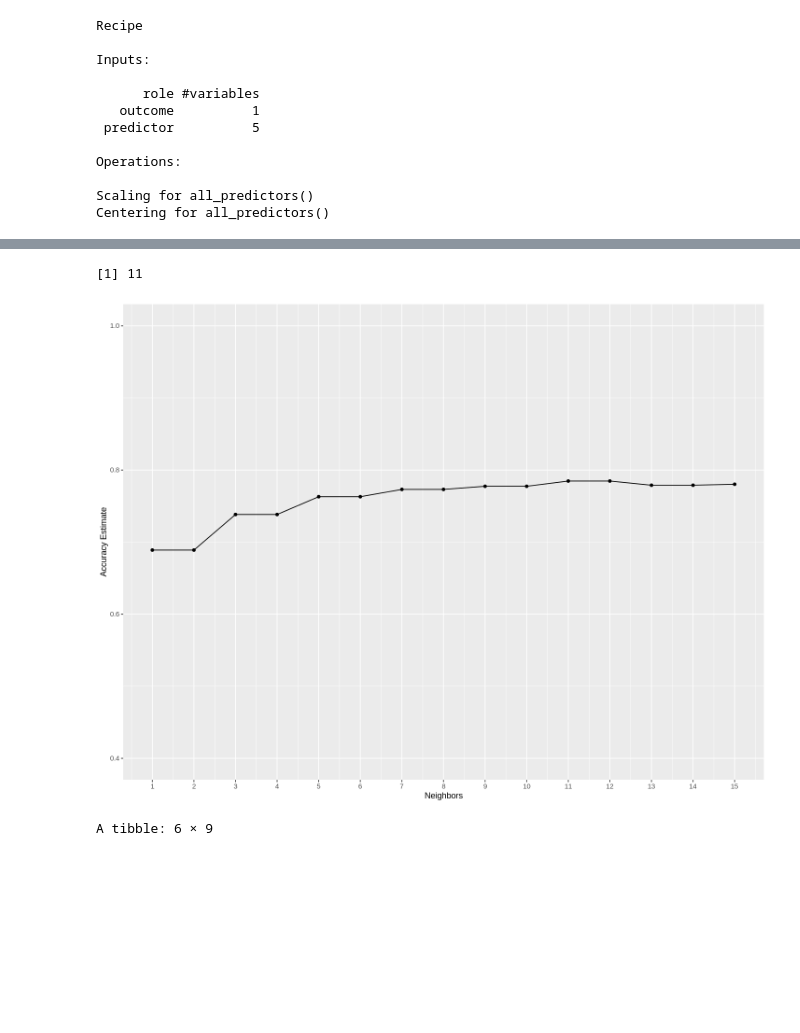
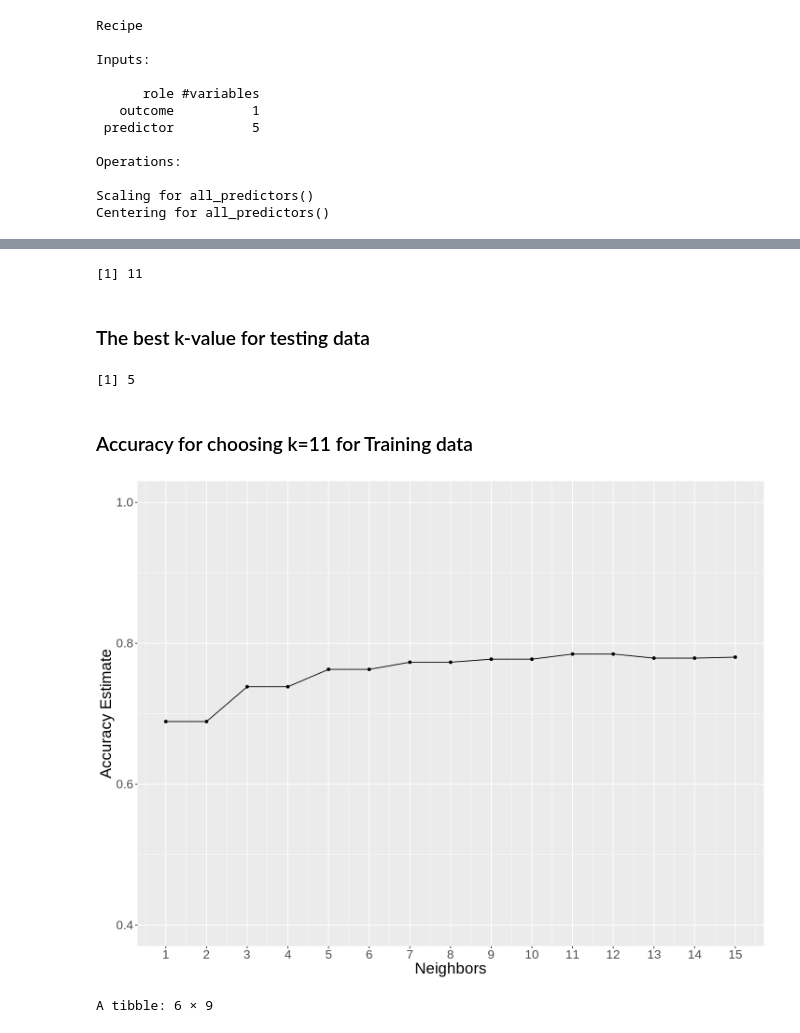
Before and after one commit to sara2815/Heart-Attack-Analysis, a Jupyter notebook: Group-43-Project.ipynb, the cells around one changed output, grey strips where cells are left out. Cells and saved outputs as stored; diff of their text form; code cells hidden in the pictures; blank space fills up the shorter version.

```diff
--- a/Group-43-Project.ipynb
+++ b/Group-43-Project.ipynb
@@ -329,6 +342,29 @@ Centering for all_predictors()
 # %%
-set.seed(1238) # DO NOT REMOVE
+set.seed(1238)
 
-heart_vfold <- vfold_cv(heart_train, v= 5, strata = heart_disease)
+heart_vfold_train <- vfold_cv(heart_train, v= 5, strata = heart_disease)
 
 k_vals <- tibble(neighbors=seq(from = 1, to = 15))
+
+knn_tune <- nearest_neighbor(weight_func = "rectangular",
+                             neighbors = tune()) |>
+                             set_engine("kknn") |>
+                             set_mode("classification")
+
+knn_results_train <- workflow() |>
+       add_recipe(heart_recipe) |>
+       add_model(knn_tune) |>
+       tune_grid(resamples = heart_vfold_train, grid = k_vals) |>
+       collect_metrics()
+
+k_value_train <- knn_results_train |>
+      select(.metric, mean,neighbors) |>
+      filter(.metric == "accuracy") |>
+      arrange(desc(mean)) |>
+      slice(1) |>
+      select(neighbors) |>
+      pull()
+
+k_value_train
+# %% [output]
+[1] 11
@@ -346,27 +371,50 @@ knn_results <- workflow() |>
-# %%
-k_value <- knn_results |>
-      select(.metric, mean,neighbors) |>
-      filter(.metric == "accuracy") |>
-      arrange(desc(mean)) |>
-      slice(1) |>
-      select(neighbors) |>
-      pull()
-k_value
-# %% [output]
-[1] 11
+# %% [markdown]
+### The best k-value for testing data ###
+# %%
+set.seed(1238)
+
+heart_vfold_test <- vfold_cv(heart_test, v= 5, strata = heart_disease)
+
+k_vals <- tibble(neighbors=seq(from = 1, to = 15))
+
+knn_tune <- nearest_neighbor(weight_func = "rectangular",
+                             neighbors = tune()) |>
+                              set_engine("kknn") |>
+                      set_mode("classification")
+
+knn_results_test <- workflow() |>
+       add_recipe(heart_recipe) |>
+       add_model(knn_tune) |>
+       tune_grid(resamples = heart_vfold_test, grid = k_vals) |>
+       collect_metrics()
+
+k_value_test <- knn_results_test |>
+      select(.metric, mean,neighbors) |>
+      filter(.metric == "accuracy") |>
+      arrange(desc(mean)) |>
+      slice(1) |>
+      select(neighbors) |>
+      pull()
+
+k_value_test
+# %% [output]
+[1] 5
+# %% [markdown]
+### Accuracy for choosing k=11 for Training data ###
 # %%
-accuracies <- knn_results |>
+accuracies <- knn_results_train |>
        filter(.metric == "accuracy")
 
 accuracy_versus_k <- ggplot(accuracies, aes(x = neighbors, y = mean))+
        geom_point() +
        geom_line() +
        labs(x = "Neighbors", y = "Accuracy Estimate")+
-      scale_x_continuous(breaks = seq(0, 30, by = 1)) +
-       scale_y_continuous(limits = c(0.4, 1.0))
+       scale_x_continuous(breaks = seq(0, 30, by = 1)) +
+       scale_y_continuous(limits = c(0.4, 1.0)) +
+       theme(text= element_text (size = 20))
 
 accuracy_versus_k
 # %% [output]
-[figure, old version]
+[figure, new version]
 # %%
 knn_spec <- nearest_neighbor(weight_func = "rectangular",
```
Also changed, not shown: parts of 28 cells of this notebook.
